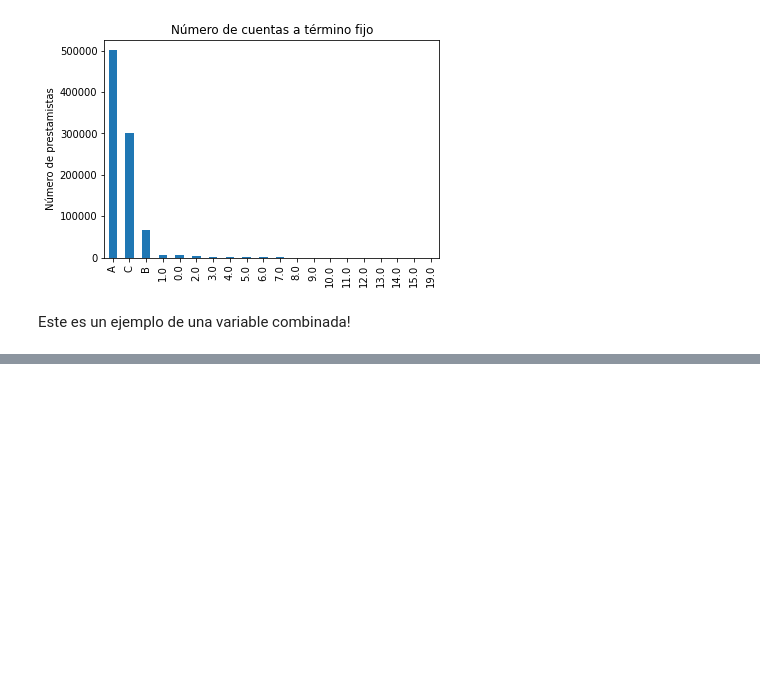
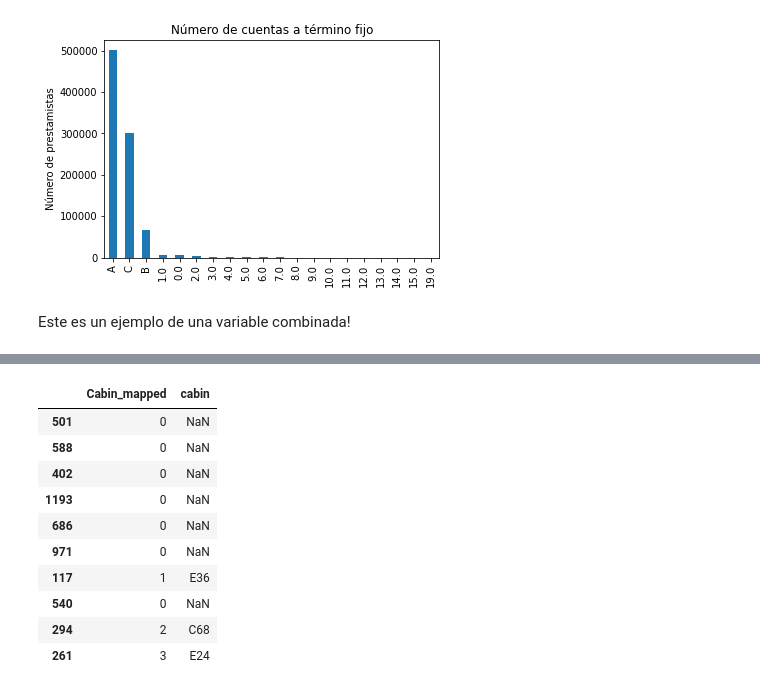
Before and after one commit to virf96/Chat-Bot, a Jupyter notebook: Tipos_de_variables.ipynb, the cells around one changed output, grey strips where cells are left out. Saved outputs shown, nothing was run; the diff lists cells and outputs as text; code cells hidden in the pictures; blank space fills up the shorter version.

```diff
--- a/Tipos_de_variables.ipynb
+++ b/Tipos_de_variables.ipynb
@@ -606,0 +731,6 @@ Este es un ejemplo de una variable combinada!
+# %%
+# let's capture the first letter of Cabin
+
+data['Cabin_reduced'] = data['cabin'].astype(str).str[0]
+
+data[['cabin', 'Cabin_reduced']].head()
@@ -606,0 +755,14 @@ Este es un ejemplo de una variable combinada!
+# %%
+# separemos los datos para entrenamiento y pruebas
+# para constuir modelo de machine learning
+
+use_cols = ['cabin', 'Cabin_reduced', 'sex']
+
+# tomemos función de scikit-learn
+X_train, X_test, y_train, y_test = train_test_split(
+    data[use_cols],
+    data.survived,
+    test_size=0.3,
+    random_state=0)
+
+X_train.shape, X_test.shape
@@ -606,0 +835,16 @@ Este es un ejemplo de una variable combinada!
+# %%
+# Reemplacemos cada cabina por un número
+# para demostrar rápidamente el efecto de las
+# etiquetas en los algoritmos de machine learning
+
+##############
+# Nota: esta no es ni la única ni la mejor forma de
+# codificar variables categóricas en números
+# Veremos más detalles sobre estas y otras técnicas de codificación
+# de variables categóricas en la sección respectiva:
+# "Codificando variables categóricas"
+##############
+
+
+cabin_dict = {k: i for i, k in enumerate(X_train.cabin.unique(), 0)}
+cabin_dict
@@ -606,0 +869,20 @@ Este es un ejemplo de una variable combinada!
+# %%
+# codificar la variable cabina utilizando el diccionario creado anteriormente
+# notemos que el diccionario reemplaza valores nulos por zero
+
+X_train.loc[:, 'Cabin_mapped'] = X_train.loc[:, 'cabin'].map(cabin_dict)
+X_test.loc[:, 'Cabin_mapped'] = X_test.loc[:, 'cabin'].map(cabin_dict)
+
+X_train[['Cabin_mapped', 'cabin']].head(10)
+# %% [output]
+|  | Cabin_mapped | cabin |
+| 501 | 0 | NaN |
+| 588 | 0 | NaN |
+| 402 | 0 | NaN |
+| 1193 | 0 | NaN |
+| 686 | 0 | NaN |
+| 971 | 0 | NaN |
+| 117 | 1 | E36 |
+| 540 | 0 | NaN |
+| 294 | 2 | C68 |
+| 261 | 3 | E24 |
```
Also changed, not shown: parts of 48 cells of this notebook.
